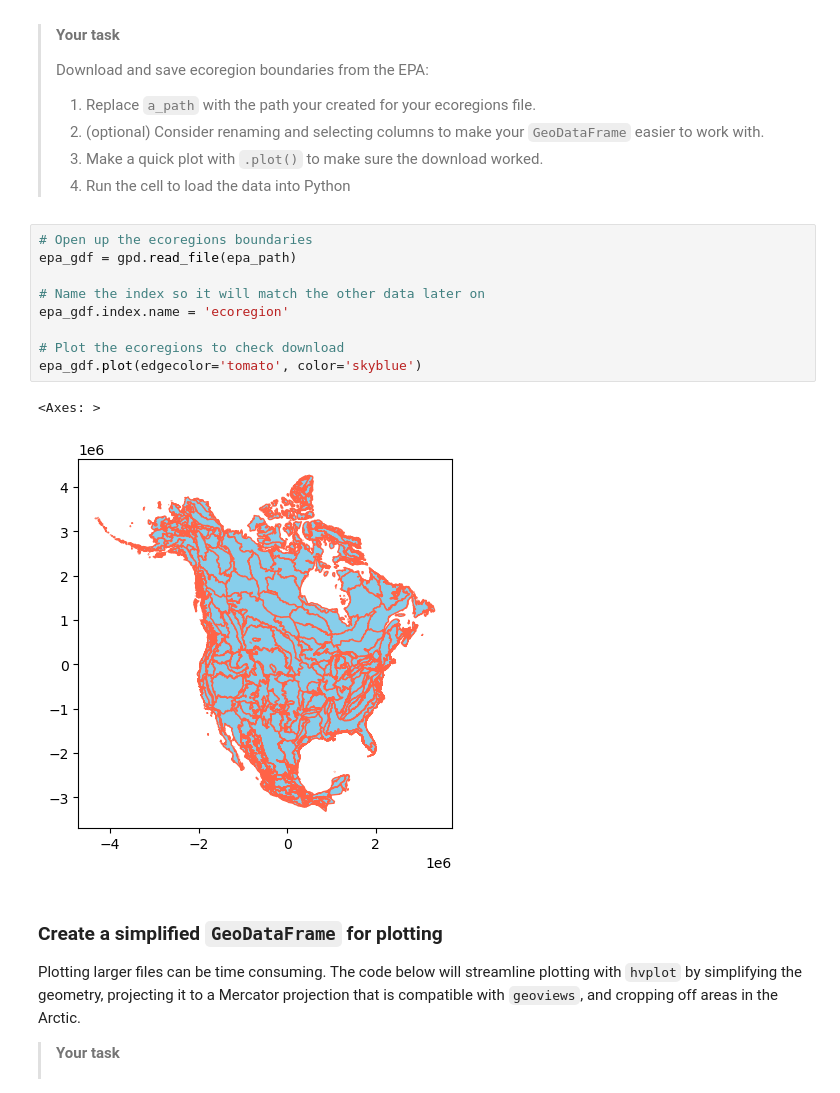
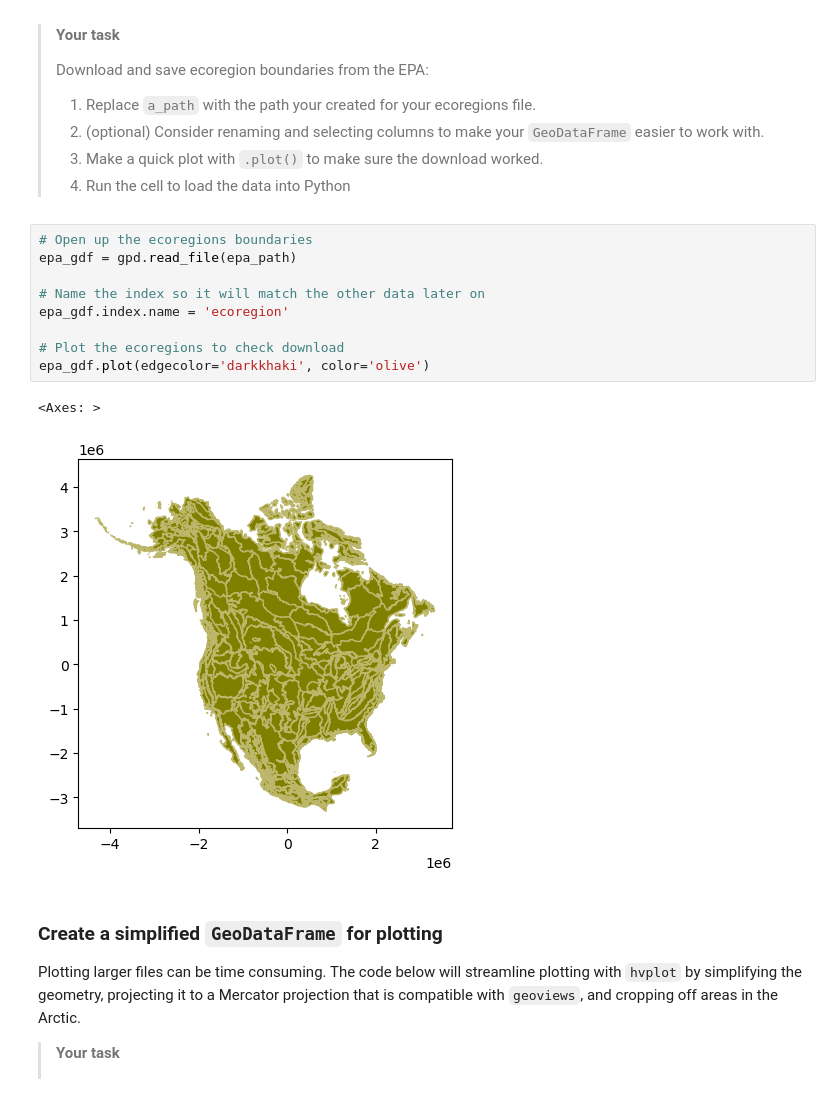
Before and after one commit to cu-esiil-edu/stars-02-species-distribution-orduck31, a Jupyter notebook: species-distribution.ipynb, the cells around one changed output. Drawn from its saved outputs; the diff is of its cells as text.

```diff
--- a/species-distribution.ipynb
+++ b/species-distribution.ipynb
@@ -160,15 +160,15 @@ if not os.path.exists(epa_path):
 # %%
 # Open up the ecoregions boundaries
 epa_gdf = gpd.read_file(epa_path)
 
 # Name the index so it will match the other data later on
 epa_gdf.index.name = 'ecoregion'
 
 # Plot the ecoregions to check download
-epa_gdf.plot(edgecolor='tomato', color='skyblue')
+epa_gdf.plot(edgecolor='darkkhaki', color='olive')
 # %% [output]
 <Axes: >
-[figure, old version]
+[figure, new version]
 # %% [markdown]
 ### Create a simplified `GeoDataFrame` for plotting
 
```
Also changed, not shown: parts of 6 cells of this notebook.
